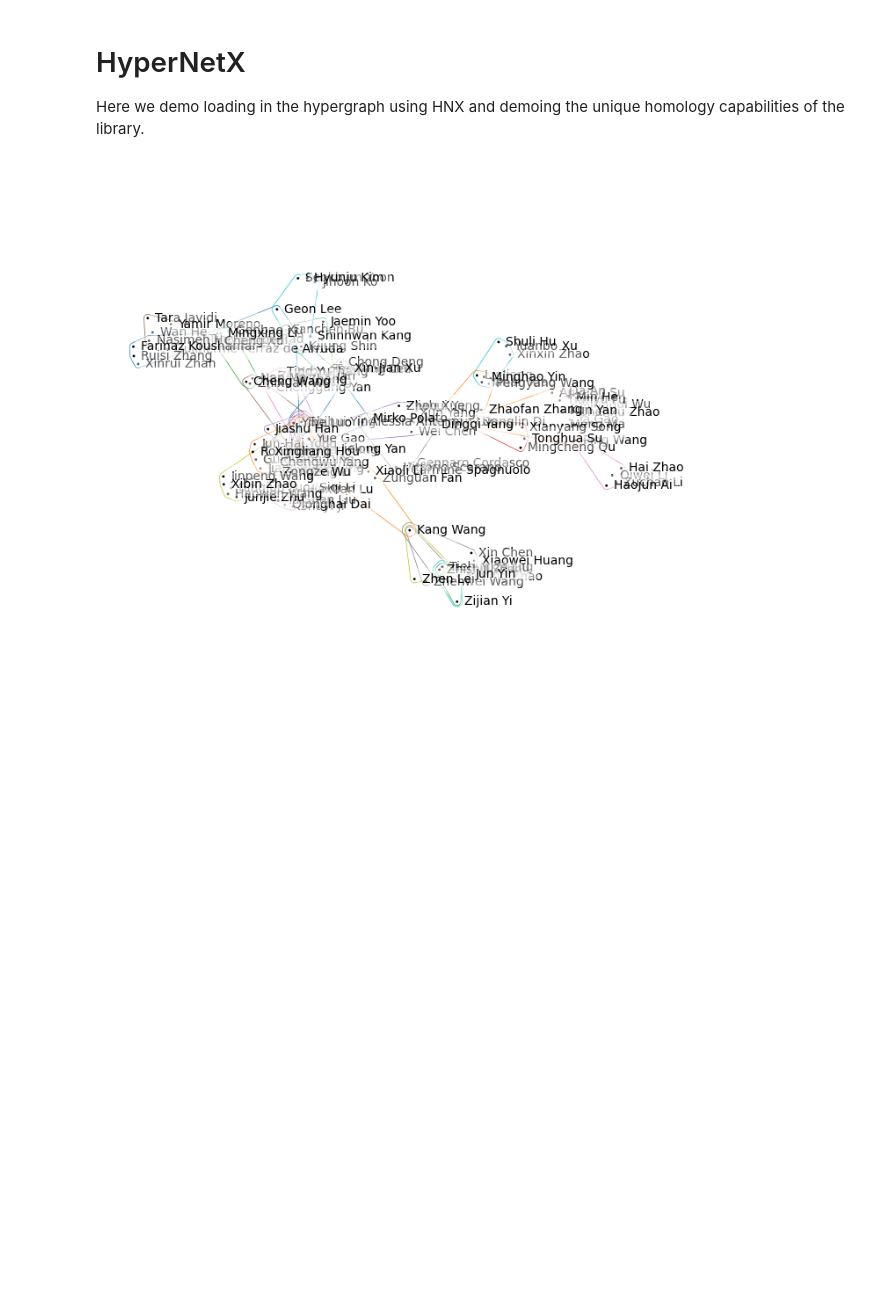
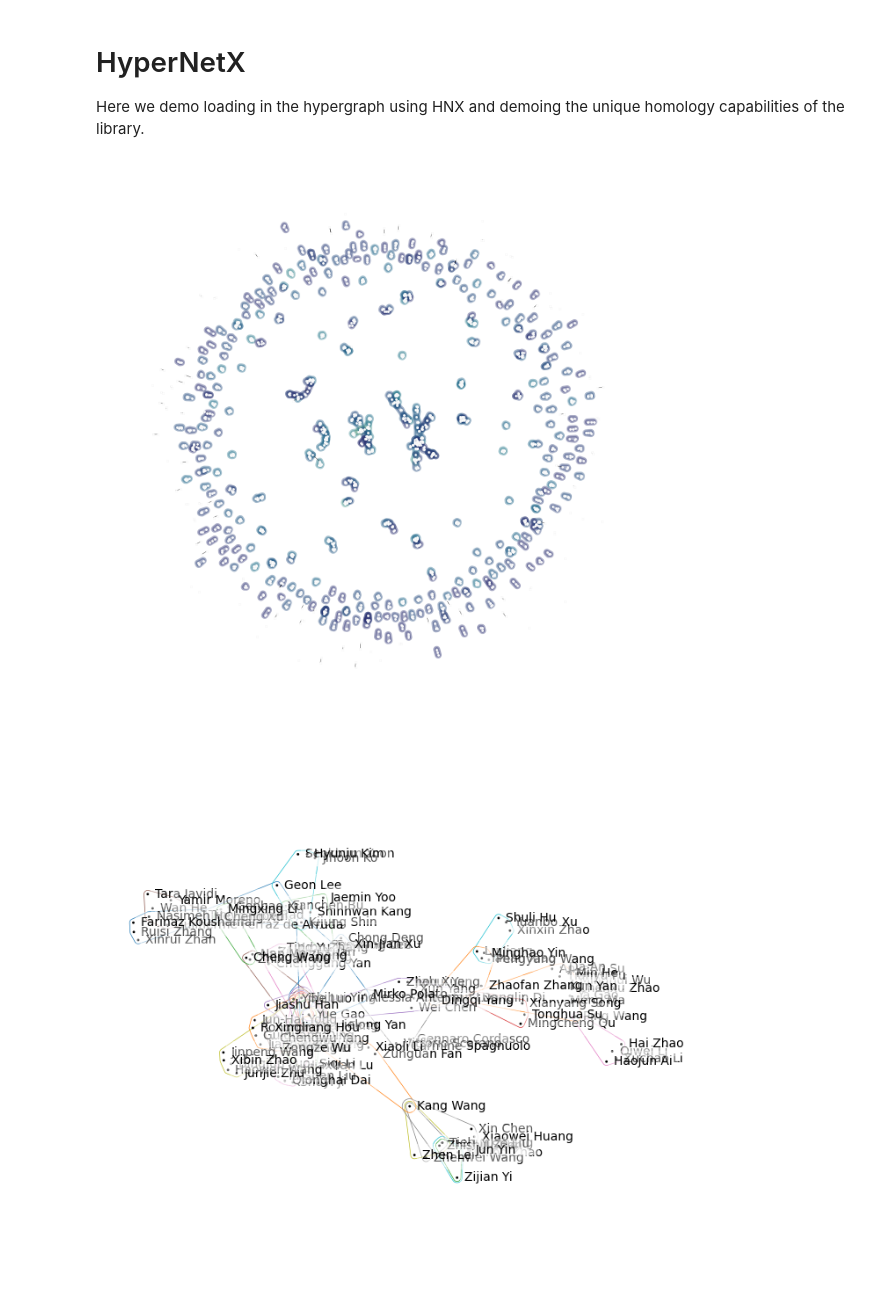
Before and after one commit to pszufe/HIF-standard, a Jupyter notebook: tutorials/HIF-demo.ipynb, the cells around one changed output. Saved outputs shown, nothing was run; the diff lists cells and outputs as text; code cells hidden in the pictures; blank space fills up the shorter version.

```diff
--- a/tutorials/HIF-demo.ipynb
+++ b/tutorials/HIF-demo.ipynb
@@ -34,13 +34,18 @@ import hypergraphx as hgx
 # %%
 H_hnx = hnx.from_hif(HIF_publications)
 H_xgi = xgi.read_hif(file_path)
+# %%
+pos = xgi.pairwise_spring_layout(H_xgi)
 # %%
-plt.figure(figsize=(11, 5))
-plt.subplot(121)
-hnx.draw(H_hnx, with_edge_labels = False, with_node_labels = False, node_radius = 0.2, edges_kwargs = {'lw': 0.5})
-plt.subplot(122)
-xgi.draw(H_xgi, node_size=0.2, hull=True, radius=0.3, edge_color='black', edge_alpha=0.5)
-plt.show()
+# plt.figure(figsize=(11, 5))
+# plt.subplot(121)
+# hnx.draw(H_hnx, with_edge_labels = False, with_node_labels = False, node_radius = 0.2, edges_kwargs = {'lw': 0.5})
+# plt.subplot(122)
+xgi.draw(H_xgi, pos=pos, node_size=2, node_lw=0.01, hull=True, radius=0.01, dyad_lw=0.25, edge_lw=2, edge_alpha=0)
+plt.savefig("test_hif.pdf", dpi=1000)
+# plt.show()
+# %% [output]
+[figure, added]
 # %%
 # Getting the main connected component of hypergraph
 import numpy as np
```
Also changed, not shown: 1 other file.
